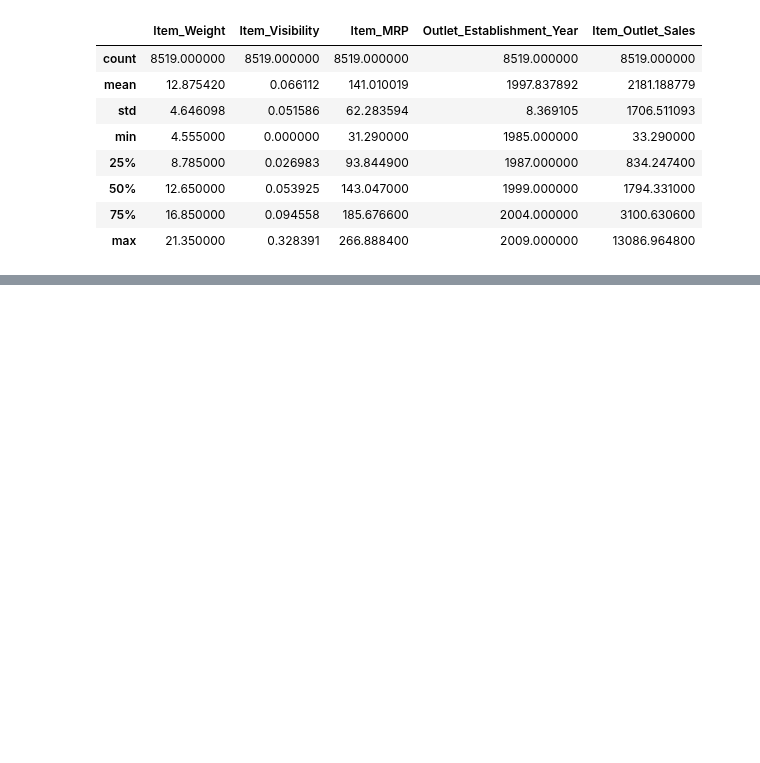
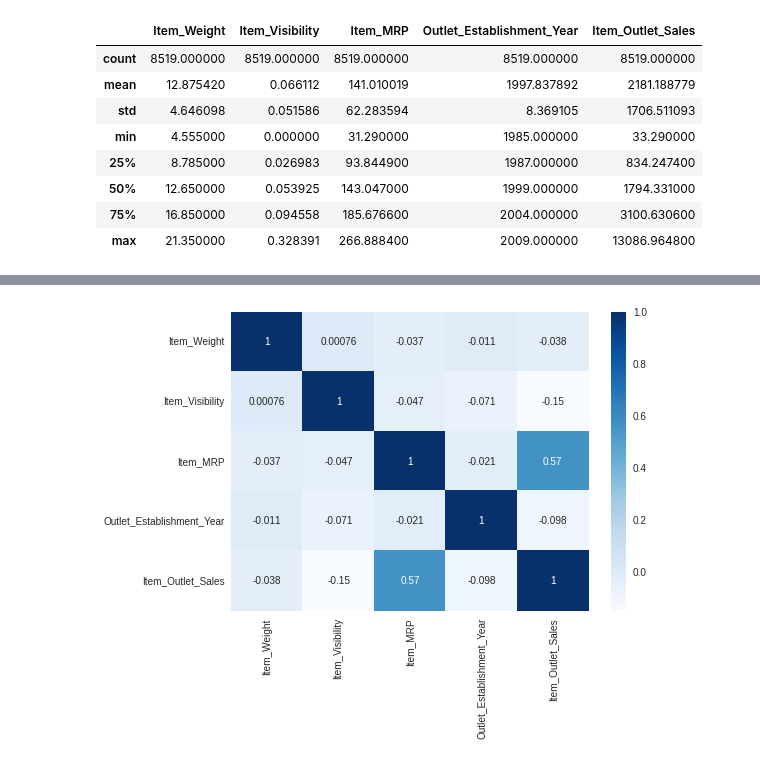
Before and after one commit to paulapipkin/sales_predictions, a Jupyter notebook: Sales_Prediciton.ipynb, the cells around one changed output, grey strips where cells are left out. Cells and saved outputs as stored; diff of their text form; code cells hidden in the pictures; blank space fills up the shorter version.

```diff
--- a/Sales_Prediciton.ipynb
+++ b/Sales_Prediciton.ipynb
@@ -391,0 +428,6 @@ df.describe()
+# %%
+df_type_fruits = df.loc[df['Item_Type']=='Fruits and Vegetables']
+corr_perType = df_type_fruits.corr()
+sns.heatmap(corr_perType, cmap='Blues', annot=True);
+# %% [output]
+[figure, added]
```
Also changed, not shown: parts of 22 cells of this notebook.
